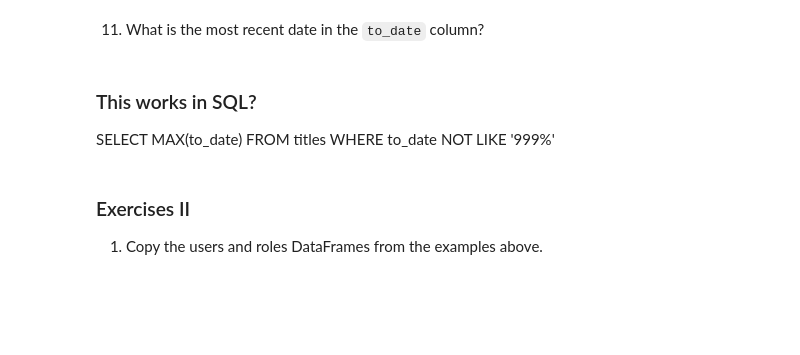
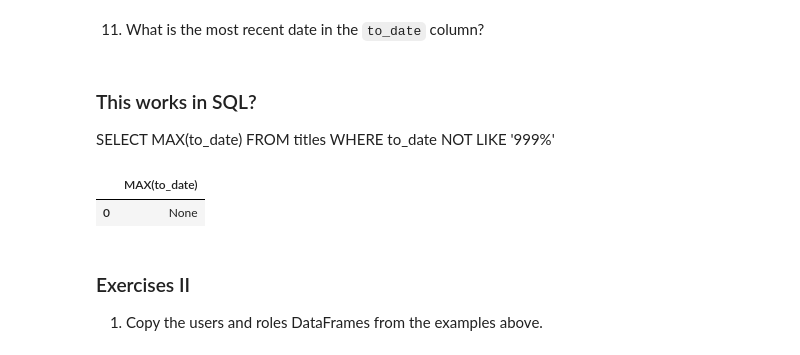
Before and after one commit to QMCBT-JustinEvans/numpy-pandas-visualization-exercises, a Jupyter notebook: advanced_dataframes.ipynb, the cells around one changed output. Saved outputs shown, nothing was run; the diff lists cells and outputs as text; code cells hidden in the pictures; blank space fills up the shorter version.

```diff
--- a/advanced_dataframes.ipynb
+++ b/advanced_dataframes.ipynb
@@ -193,7 +193,11 @@ datetime.date(1985, 3, 1)
 ### This works in SQL?
 SELECT MAX(to_date) FROM titles WHERE to_date NOT LIKE '999%'
 # %%
-# pd.read_sql('SELECT MAX(to_date) FROM titles WHERE to_date NOT like "999%"', get_db_url('employees'))
+qu = "SELECT MAX(to_date) FROM titles WHERE to_date < 9999-01-01"
+pd.read_sql(qu, get_db_url('employees'))
+# %% [output]
+|  | MAX(to_date) |
+| 0 | None |
 # %% [markdown]
 ### Exercises II
 
```
Also changed, not shown: parts of 2 cells of this notebook.
